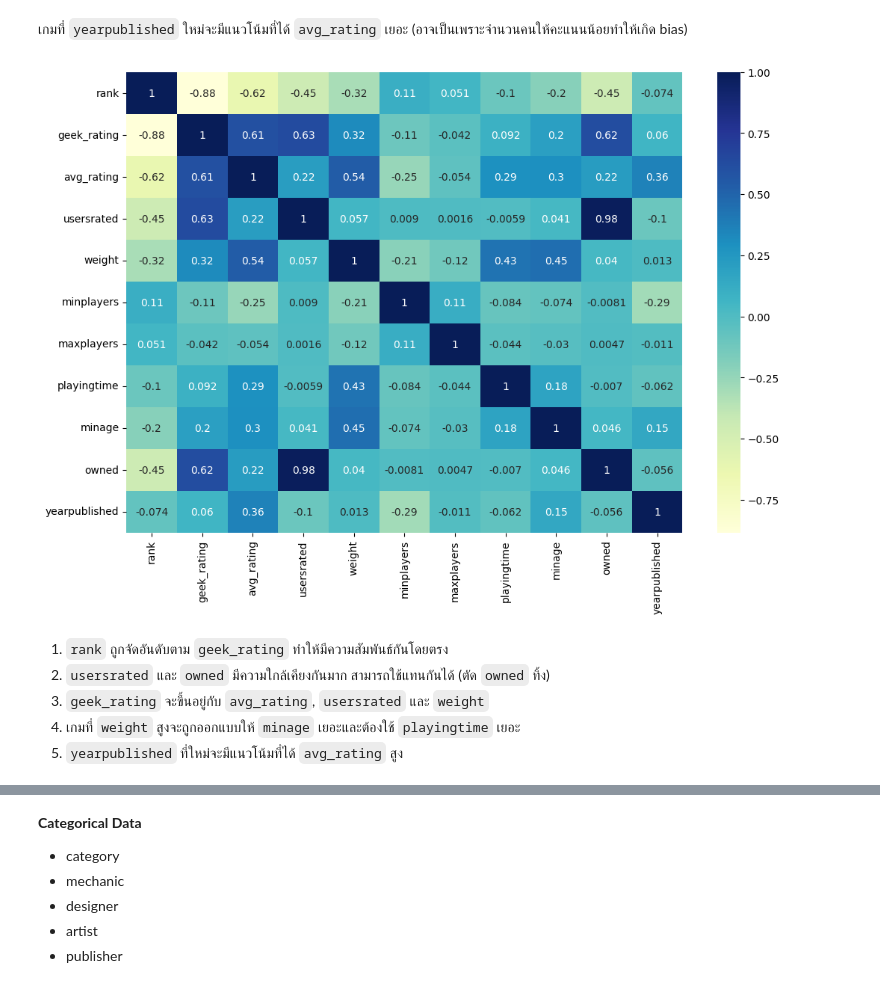
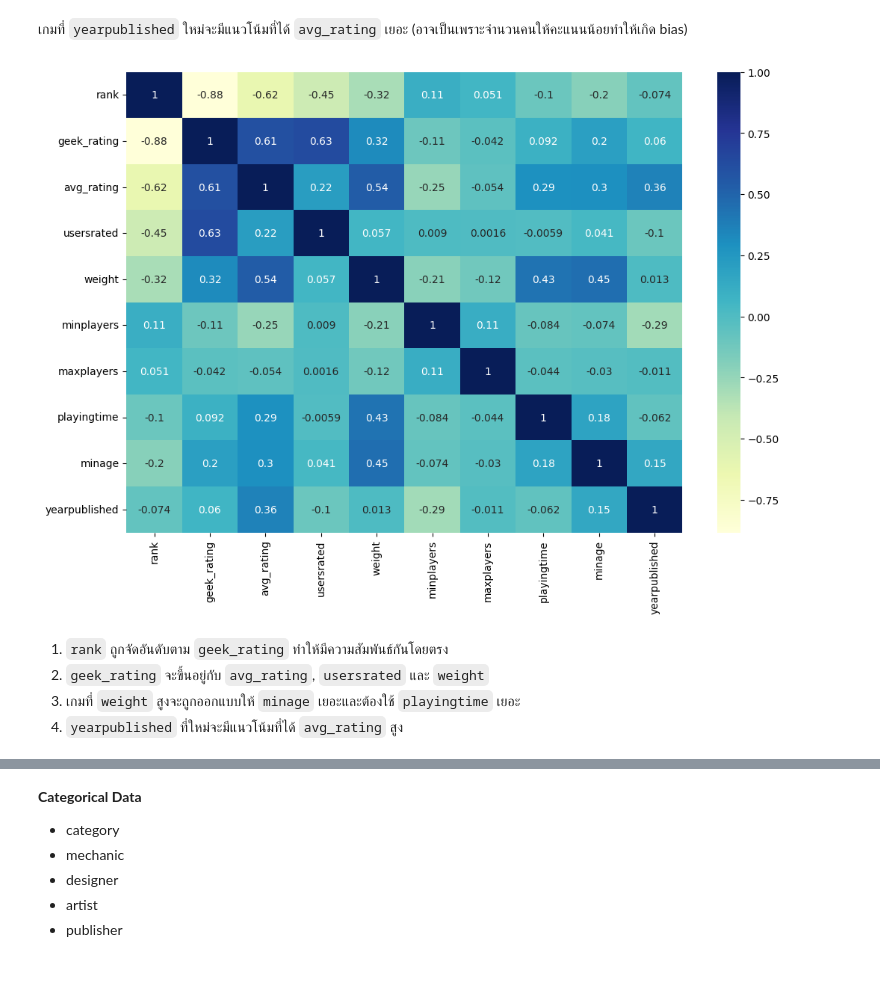
Before and after one commit to Kopzzz/Board-Game-RecCommu, a Jupyter notebook: code/1_Cleaning&EDA_BoardGames.ipynb, the cells around one changed output, grey strips where cells are left out. Saved outputs shown, nothing was run; the diff lists cells and outputs as text; code cells hidden in the pictures.

```diff
--- a/code/1_Cleaning&EDA_BoardGames.ipynb
+++ b/code/1_Cleaning&EDA_BoardGames.ipynb
@@ -103,7 +103,7 @@ df_bg.rename(index=str,
 
 df_bg = df_bg[['id', 'name', 'rank', 'geek_rating', 'avg_rating', 'usersrated',
                'category','mechanic', 'weight', 'minplayers', 'maxplayers',
-               'playingtime', 'minage',  'owned', 'yearpublished', 'designer',
+               'playingtime', 'minage', 'yearpublished', 'designer',
                'artist', 'publisher', 'description', 'image']]
 df_bg.columns
 # %% [output]
@@ -401,16 +383,15 @@ plt.show()
 เกมที่ `yearpublished` ใหม่จะมีแนวโน้มที่ได้ `avg_rating` เยอะ (อาจเป็นเพราะจำนวนคนให้คะแนนน้อยทำให้เกิด bias)
 # %%
 df_bg_num = df_bg[['rank', 'geek_rating', 'avg_rating', 'usersrated', 'weight', 'minplayers', 'maxplayers',
-                   'playingtime', 'minage', 'owned' ,'yearpublished']].copy()
+                   'playingtime', 'minage','yearpublished']].copy()
 
 plt.figure(figsize = (12, 8))
 sns.heatmap(df_bg_num.corr(), annot = True, cmap="YlGnBu")
 plt.show()
 # %% [output]
-[figure, old version]
+[figure, new version]
 # %% [markdown]
 1. `rank` ถูกจัดอันดับตาม `geek_rating` ทำให้มีความสัมพันธ์กันโดยตรง
-1. `usersrated` และ `owned` มีความใกล้เคียงกันมาก สามารถใช้แทนกันได้ (ตัด `owned` ทิ้ง)
 1. `geek_rating` จะขึ้นอยู่กับ `avg_rating`, `usersrated` และ `weight`
 1. เกมที่ `weight` สูงจะถูกออกแบบให้ `minage` เยอะและต้องใช้ `playingtime` เยอะ
 1. `yearpublished` ที่ใหม่จะมีแนวโน้มที่ได้ `avg_rating` สูง
```
Also changed, not shown: parts of 17 cells of this notebook.
